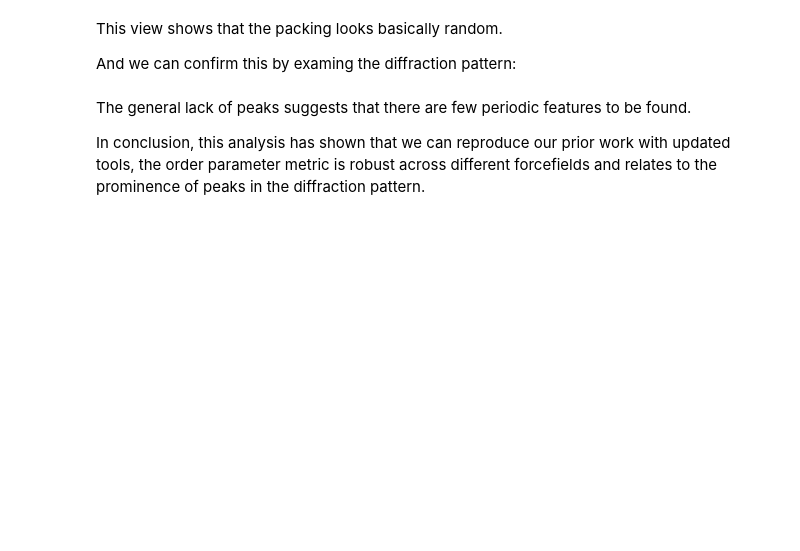
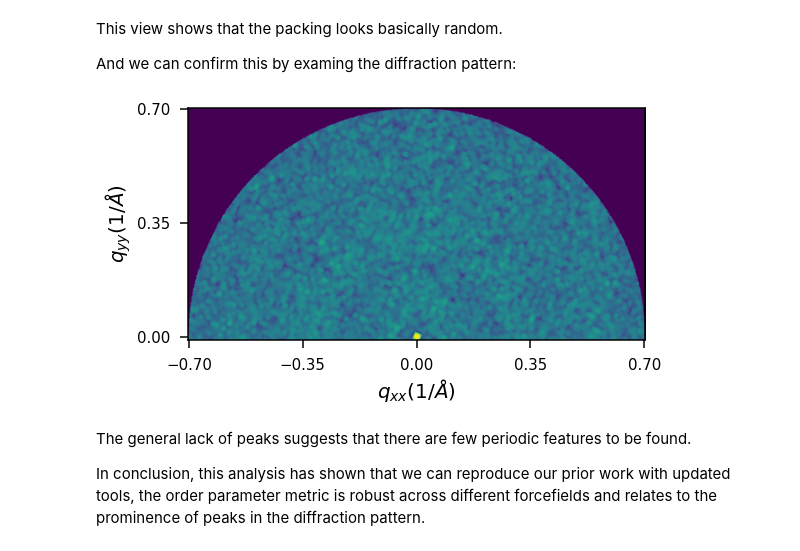
Before and after one commit to cmelab/p3ht_validation, a Jupyter notebook: Order_parameter_analysis.ipynb, the cells around one changed output. Drawn from its saved outputs; the diff is of its cells as text; code cells hidden in the pictures; blank space fills up the shorter version.

```diff
--- a/Order_parameter_analysis.ipynb
+++ b/Order_parameter_analysis.ipynb
@@ -254,11 +293,13 @@ And we can confirm this by examing the diffraction pattern:
 # %%
 d = Diffractometer(length_scale=float(ref_distance))
 d.load(info["positions"], info["box"][:3])
 d.diffract_from_camera(cam)
-d.plot()
+fig, ax = d.plot()
 y_min, y_max = ax.get_ylim()
 ax.set_ylim((-0.01, y_max))
 plt.show()
+# %% [output]
+[figure, added]
 # %% [markdown]
 The general lack of peaks suggests that there are few periodic features to be found.
 
```
Also changed, not shown: parts of 10 cells of this notebook.
